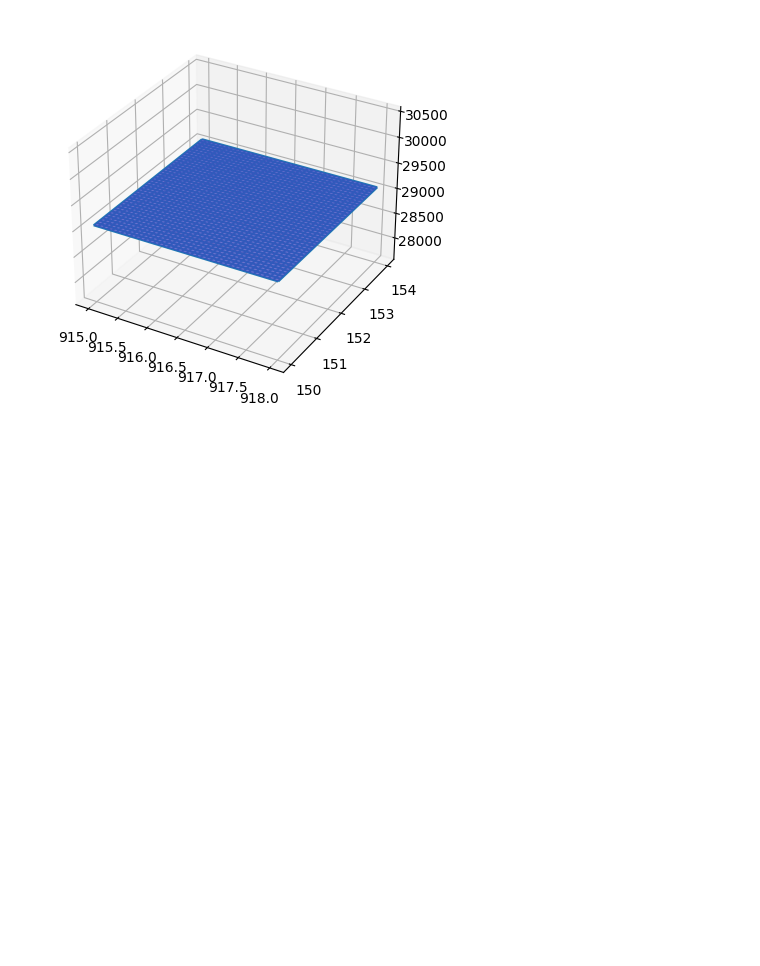
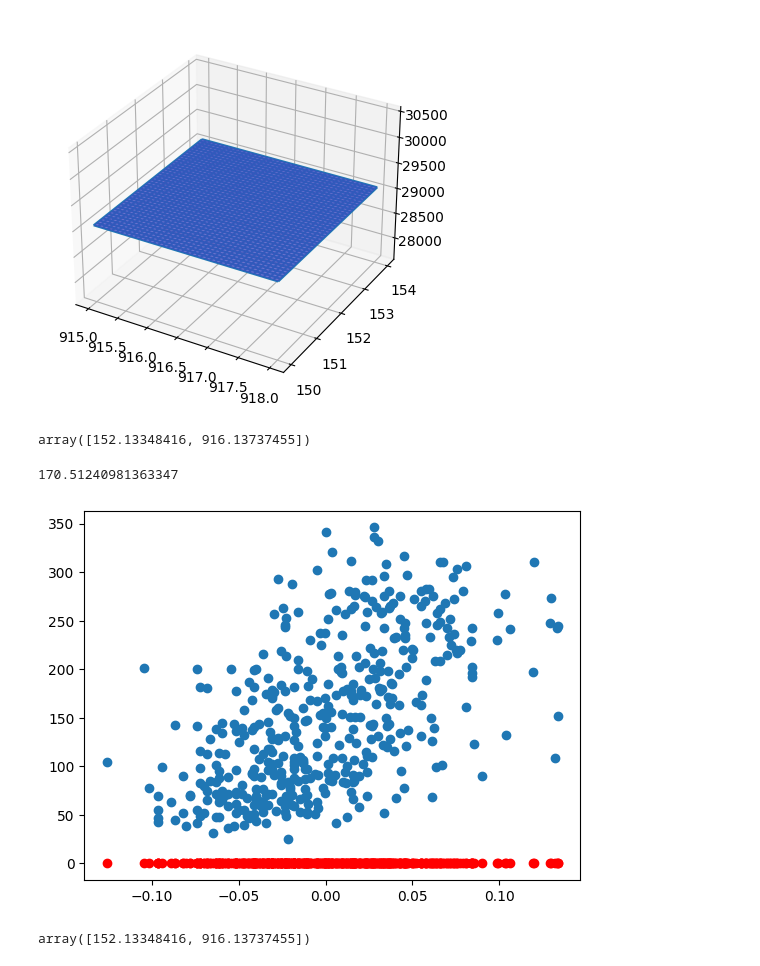
Before and after one commit to anarebli/IA-DevIA, a Jupyter notebook: atividade_regressao_ana_rebli.ipynb, the cells around one changed output. Drawn from its saved outputs; the diff is of its cells as text; code cells hidden in the pictures; blank space fills up the shorter version.

```diff
--- a/atividade_regressao_ana_rebli.ipynb
+++ b/atividade_regressao_ana_rebli.ipynb
@@ -194,3 +197,61 @@ ax.plot_surface(W0, W1, Erro, rstride=1, cstride=1, alpha=0.75,
 # %% [output]
 <mpl_toolkits.mplot3d.art3d.Poly3DCollection at 0x...>
 [figure]
+# %%
+#realizando o ajuste de uma regressão linear simples aos dados.
+import numpy as np
+
+# Dados de exemplo
+X = X8
+Y = y
+# Cria uma matriz de características 'X_b'
+X_b = np.c_[np.ones((X.shape[0], 1)), X]
+
+#Calcula os coeficientes da regressão linear usando a fórmula de mínimos quadrados, Calculando o produto escalar , a matriz inversa dessa multiplicação
+coefficients = np.linalg.inv(X_b.T.dot(X_b)).dot(X_b.T).dot(Y)
+intercept = coefficients[0]
+slope = coefficients[1]
+
+coefficients
+# %% [output]
+array([152.13348416, 916.13737455])
+# %%
+#criando uma nova classe para ajustar um modelo de regressão linear
+
+from sklearn.metrics import mean_squared_error
+import numpy as np
+
+class regressao_linear():
+  def __init__(self):
+    self.w = np.zeros((2,1))
+
+  @staticmethod
+  def addBias(X):
+    bias = np.ones((X.shape[0],1))
+    X_b = np.concatenate((bias, X), axis=1)
+    return X_b
+
+  def fit(self,X,y):
+    X_b = np.c_[np.ones((X.shape[0], 1)), X]
+    self.w = np.linalg.inv(X_b.T.dot(X_b)).dot(X_b.T).dot(Y)
+
+  def predict(self,X):
+    X_b = self.addBias(X)
+    y= X_b.dot(self.w)
+    return y
+
+
+plt.scatter(X8,y)
+
+modelo = regressao_linear()
+ypred = modelo.predict(X8)
+print(rmse(y,ypred))
+plt.scatter(X8,ypred, color='r')
+modelo.fit(X8,y)
+plt.show()
+
+modelo.w
+# %% [output]
+170.51240981363347
+[figure, added]
+array([152.13348416, 916.13737455])
```
Also changed, not shown: parts of 5 cells of this notebook.
